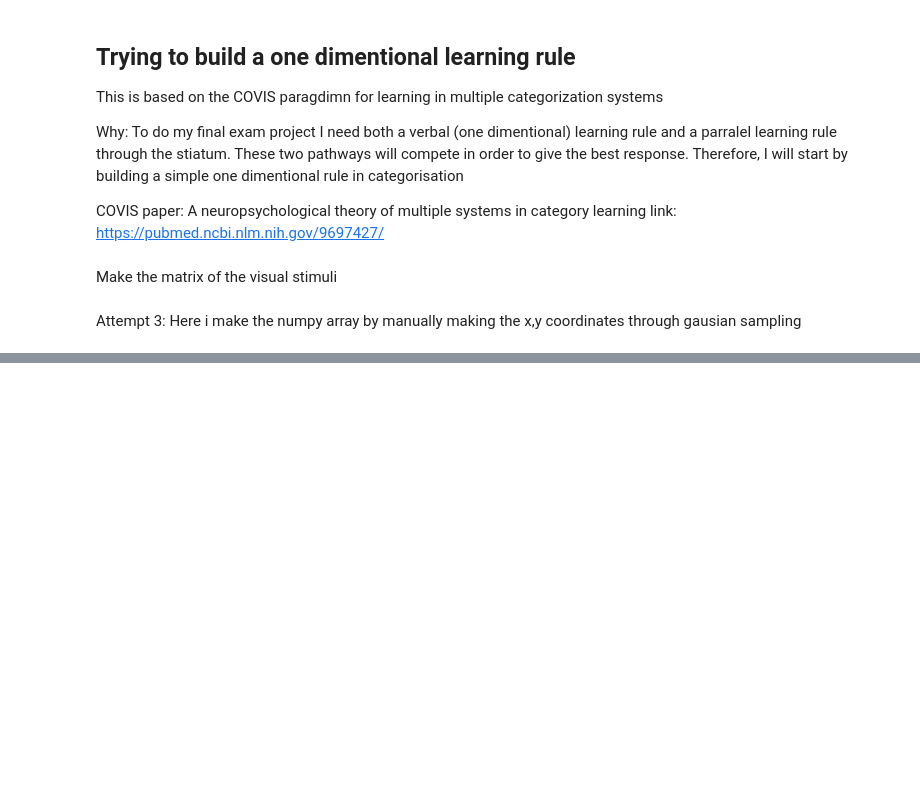
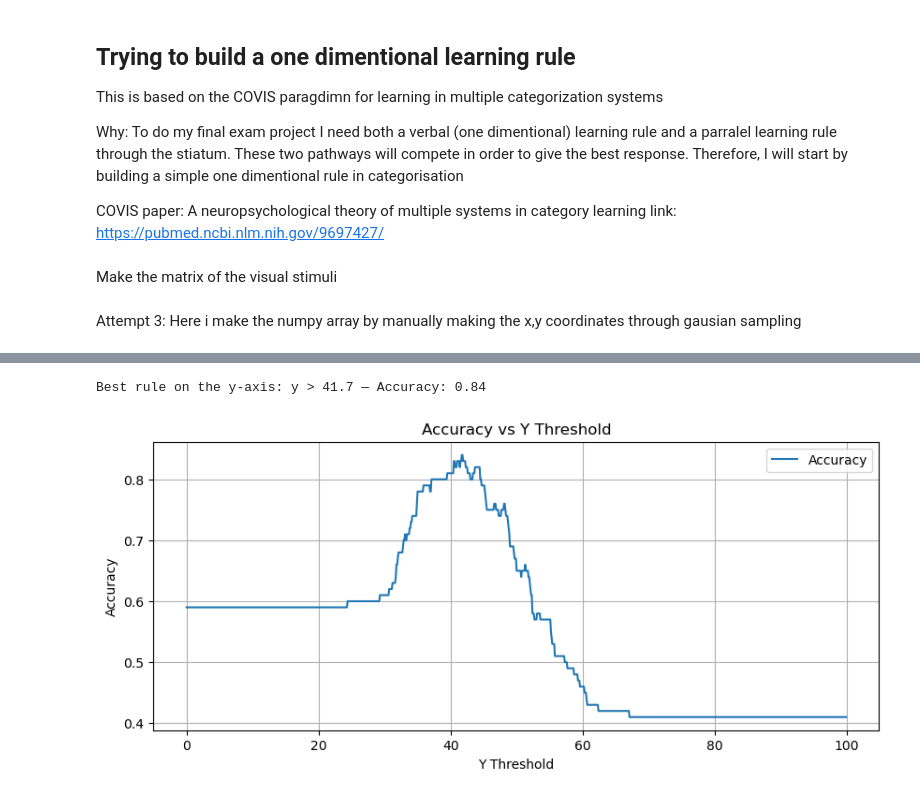
Before and after one commit to JSejrskild/CompNeuro-Exam, a Jupyter notebook: decisionrules/one_dimentional.ipynb, the cells around one changed output, grey strips where cells are left out. Drawn from its saved outputs; the diff is of its cells as text; code cells hidden in the pictures; blank space fills up the shorter version.

Commit message:
working on a simple decision rule - visualisation x-line, y-line an linear regression line

```diff
--- a/decisionrules/one_dimentional.ipynb
+++ b/decisionrules/one_dimentional.ipynb
@@ -76,0 +77,36 @@ Shape of the 4D array: (100, 3)
+# %%
+best_rule_y = None
+best_accuracy_y = 0
+
+for rule in np.arange(0, 100, 0.1):  # Try thresholds from 30 to 59.5
+    guesses = np.where(y_values < rule, 1, 0)
+    acc = np.mean(guesses == answer_values)
+
+    if acc > best_accuracy_y:
+        best_accuracy_y = acc
+        best_rule_y = rule
+
+print(f"Best rule on the y-axis: y > {round(best_rule_y, 2)} — Accuracy: {best_accuracy_y:.2f}")
+# %% [output]
+Best rule on the y-axis: y > 41.7 — Accuracy: 0.84
+# %%
+import matplotlib.pyplot as plt
+
+rules = np.arange(0, 100, 0.1)
+accuracies = []
+
+for rule in rules:
+    guesses = np.where(y_values < rule, 1, 0)
+    acc = np.mean(guesses == answer_values)
+    accuracies.append(acc)
+
+plt.figure(figsize=(10, 4))
+plt.plot(rules, accuracies, label='Accuracy')
+plt.xlabel('Y Threshold')
+plt.ylabel('Accuracy')
+plt.title('Accuracy vs Y Threshold')
+plt.grid(True)
+plt.legend()
+plt.show()
+# %% [output]
+[figure, added]
```
Also changed, not shown: parts of 11 cells of this notebook, 2 other files.
